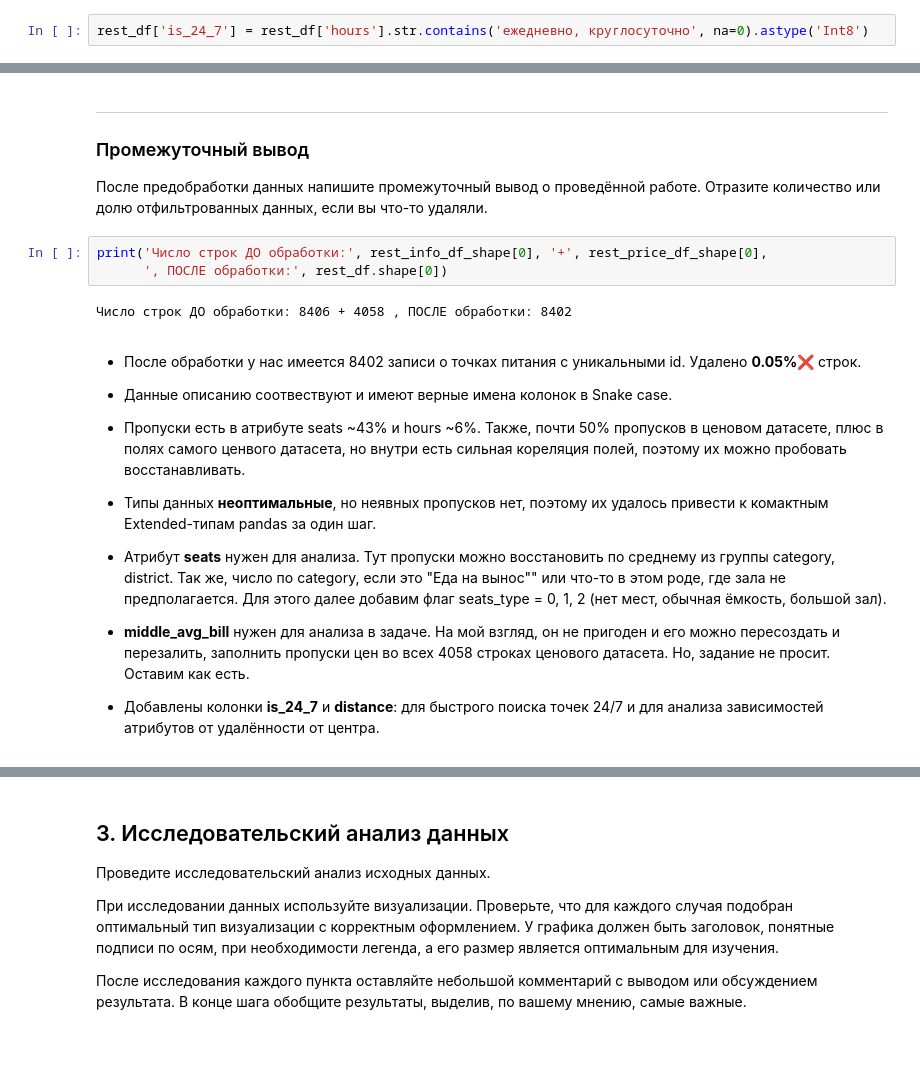
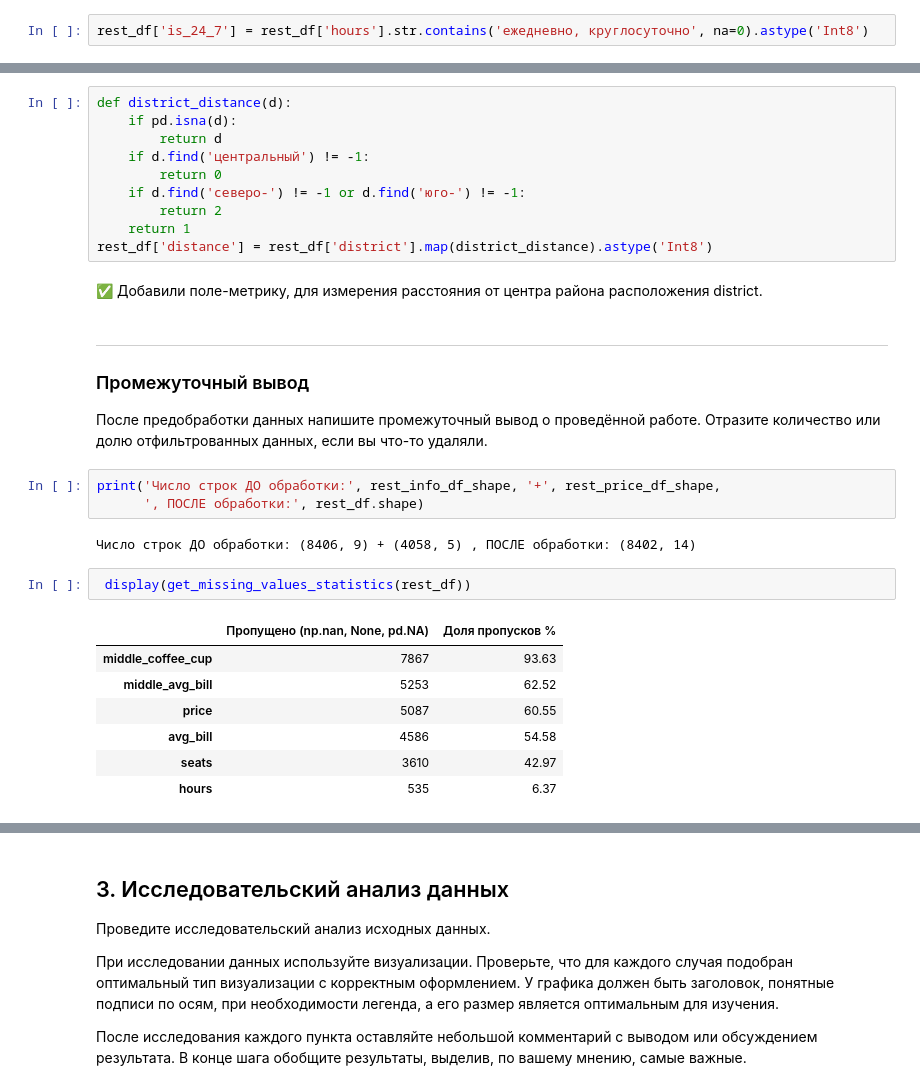
Before and after one commit to alexf2/yp_data_science_tasks, a Jupyter notebook: sprint7_pandas/sprint7_project_new.ipynb, the cells around one changed output, grey strips where cells are left out. Cells and saved outputs as stored; diff of their text form; blank space fills up the shorter version.

```diff
--- a/sprint7_pandas/sprint7_project_new.ipynb
+++ b/sprint7_pandas/sprint7_project_new.ipynb
@@ -739,3 +729,15 @@ rest_df['distance'] = rest_df['district'].map(district_distance).astype('Int8')
+# %%
+def district_distance(d):
+    if pd.isna(d):
+        return d
+    if d.find('центральный') != -1:
+        return 0
+    if d.find('северо-') != -1 or d.find('юго-') != -1:
+        return 2
+    return 1
+rest_df['distance'] = rest_df['district'].map(district_distance).astype('Int8')
+# %% [markdown]
+✅ Добавили поле-метрику, для измерения расстояния от центра района расположения district.
 # %% [markdown]
 ---
 
@@ -743,27 +745,17 @@ rest_df['distance'] = rest_df['district'].map(district_distance).astype('Int8')
 
 После предобработки данных напишите промежуточный вывод о проведённой работе. Отразите количество или долю отфильтрованных данных, если вы что-то удаляли.
 # %%
-print('Число строк ДО обработки:', rest_info_df_shape[0], '+', rest_price_df_shape[0],
-      ', ПОСЛЕ обработки:', rest_df.shape[0])
+print('Число строк ДО обработки:', rest_info_df_shape, '+', rest_price_df_shape,
+      ', ПОСЛЕ обработки:', rest_df.shape)
 # %% [output]
-Число строк ДО обработки: 8406 + 4058 , ПОСЛЕ обработки: 8402
+Число строк ДО обработки: (8406, 9) + (4058, 5) , ПОСЛЕ обработки: (8402, 14)
-# %% [markdown]
-- После обработки у нас имеется 8402 записи о точках питания с уникальными id. Удалено **0.05%**❌ строк.
-
-
-- Данные описанию соотвествуют и имеют верные имена колонок в Snake case.
-
-
-- Пропуски есть в атрибуте seats ~43% и hours ~6%. Также, почти 50% пропусков в ценовом датасете, плюс в полях самого ценвого датасета, но внутри есть сильная кореляция полей, поэтому их можно пробовать восстанавливать.
-
-
-- Типы данных **неоптимальные**, но неявных пропусков нет, поэтому их удалось привести к комактным Extended-типам pandas за один шаг.
-
-
-- Атрибут **seats** нужен для анализа. Тут пропуски можно восстановить по среднему из группы category, district. Так же, число по category, если это "Еда на вынос"" или что-то в этом роде, где зала не предполагается. Для этого далее добавим флаг seats_type = 0, 1, 2 (нет мест, обычная ёмкость, большой зал).
-
-
-- **middle_avg_bill** нужен для анализа в задаче. На мой взгляд, он не пригоден и его можно пересоздать и перезалить, заполнить пропуски цен во всех 4058 строках ценового датасета. Но, задание не просит. Оставим как есть.
-
-
-- Добавлены колонки **is_24_7** и **distance**: для быстрого поиска точек 24/7 и для анализа зависимостей атрибутов от удалённости от центра.
+# %%
+ display(get_missing_values_statistics(rest_df))
+# %% [output]
+|  | Пропущено (np.nan, None, pd.NA) | Доля пропусков % |
+| middle_coffee_cup | 7867 | 93.63 |
+| middle_avg_bill | 5253 | 62.52 |
+| price | 5087 | 60.55 |
+| avg_bill | 4586 | 54.58 |
+| seats | 3610 | 42.97 |
+| hours | 535 | 6.37 |
```
Also changed, not shown: parts of 18 cells of this notebook.
